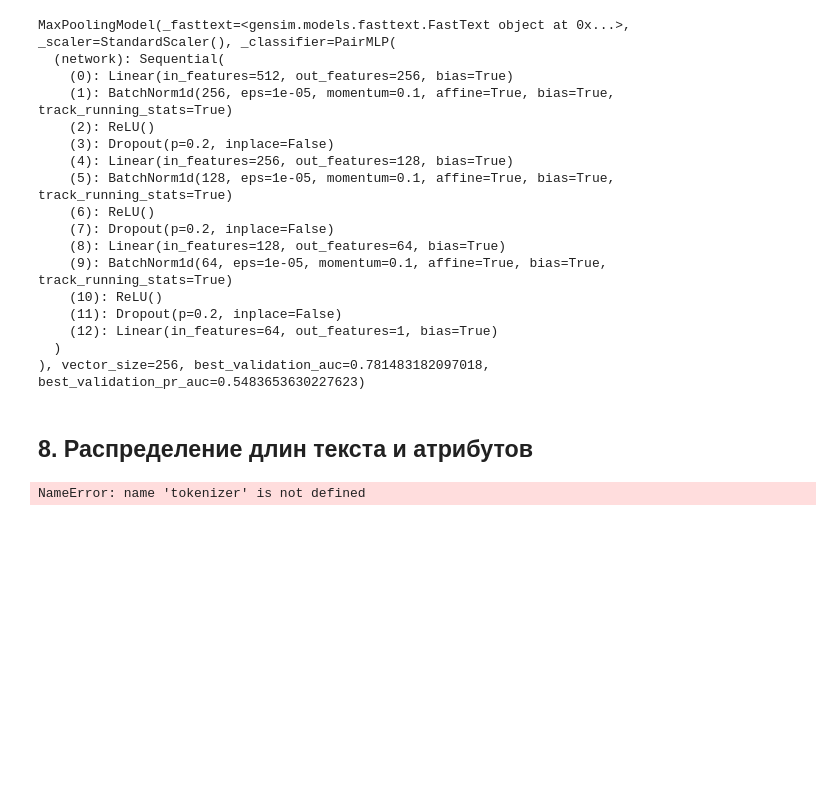
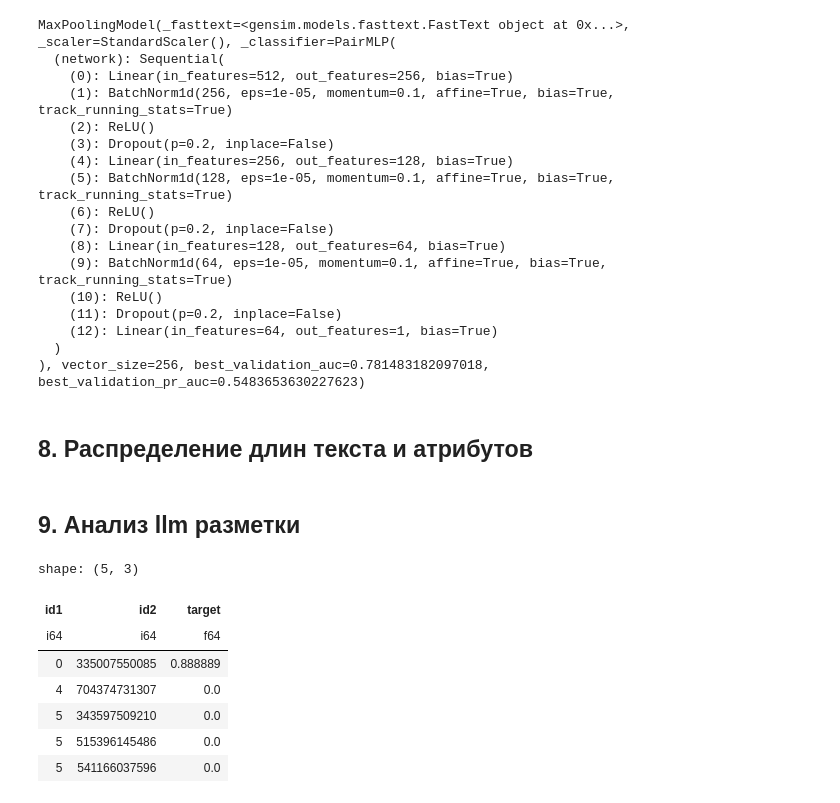
Before and after one commit to NIKITA420240/Twin2Attr, a Jupyter notebook: notebooks/prepare_data.ipynb, the cells around one changed output. Drawn from its saved outputs; the diff is of its cells as text; code cells hidden in the pictures; blank space fills up the shorter version.

```diff
--- a/notebooks/prepare_data.ipynb
+++ b/notebooks/prepare_data.ipynb
@@ -394,7 +397,7 @@ from tqdm.auto import tqdm
 
 
 # Укажи свой DataFrame:
-items_df = items
+items_df = df_human
 
 
 # Используем компактные массивы, чтобы не хранить миллионы Python-int.
@@ -639,5 +642,17 @@ display(heap_to_frame(top_values))
 
 print("Самые длинные отдельные атрибуты key: value:")
 display(heap_to_frame(top_attributes))
-# %% [output]
-NameError: name 'tokenizer' is not defined
+# %% [markdown]
+## 9. Анализ llm разметки
+# %%
+df_llm_matches = pl.read_parquet(resolve_project_path(cfg.path.matches_llm))
+df_llm_matches.head()
+# %% [output]
+shape: (5, 3)
+| id1 | id2 | target |
+| i64 | i64 | f64 |
+| 0 | 335007550085 | 0.888889 |
+| 4 | 704374731307 | 0.0 |
+| 5 | 343597509210 | 0.0 |
+| 5 | 515396145486 | 0.0 |
+| 5 | 541166037596 | 0.0 |
```
Also changed, not shown: parts of 11 cells of this notebook, 3 other files.
